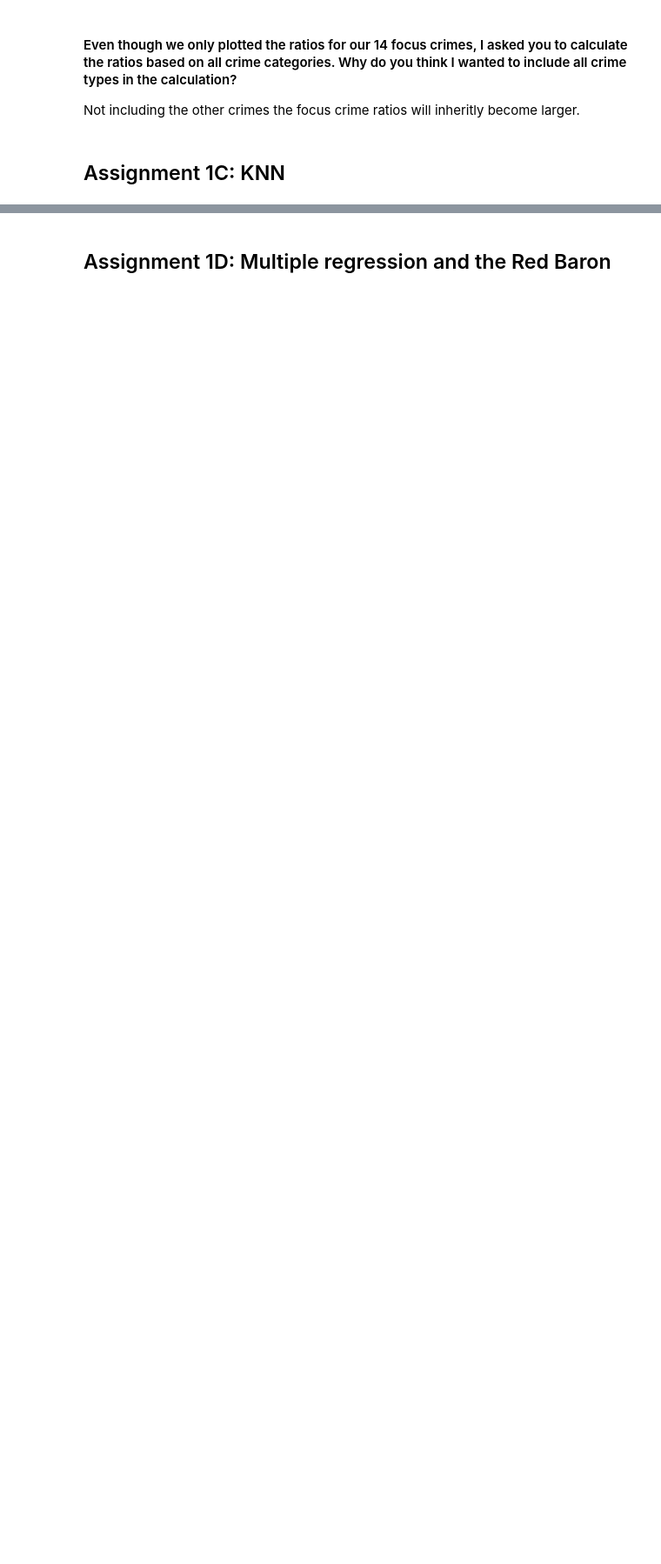
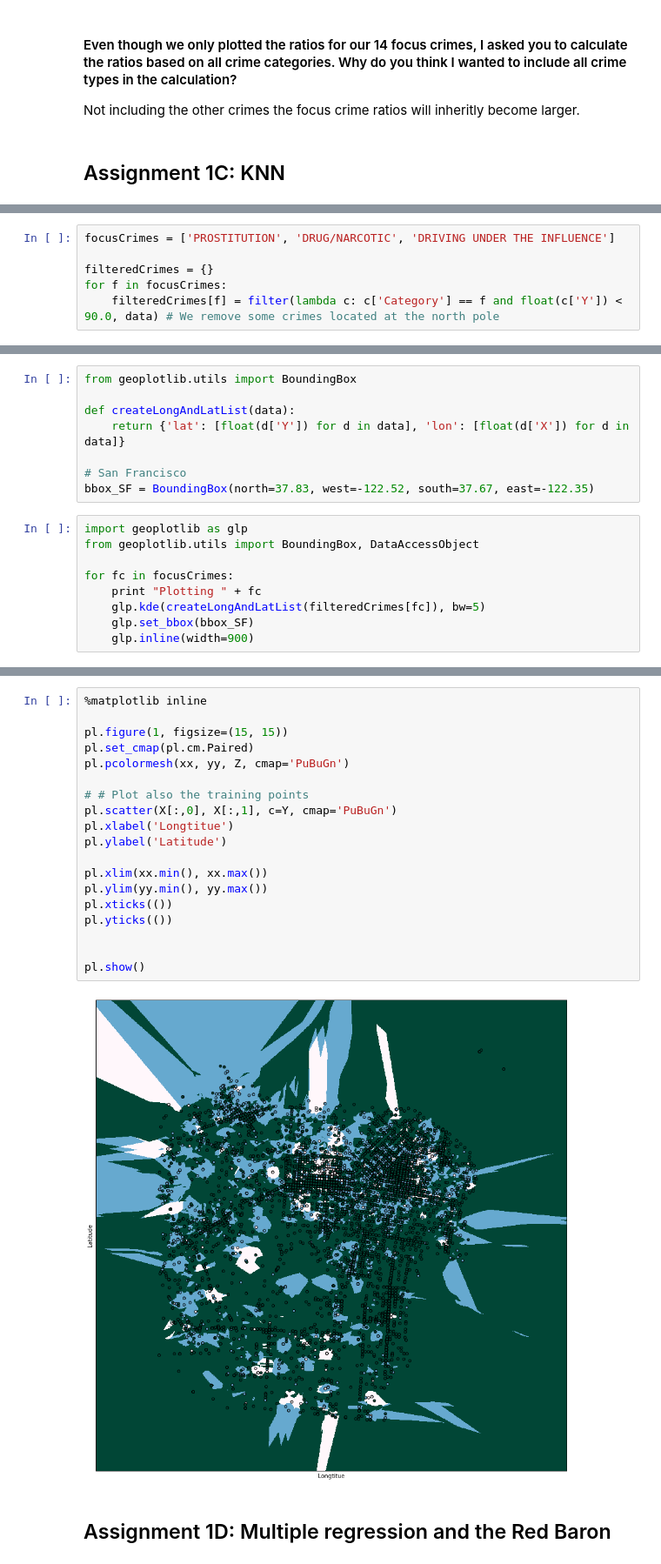
Before and after one commit to masve/saav-deliveries, a Jupyter notebook: assignment1/Assignment1.ipynb, the cells around one changed output, grey strips where cells are left out. Shown at 87% size. Cells and saved outputs as stored; diff of their text form; blank space fills up the shorter version.

```diff
--- a/assignment1/Assignment1.ipynb
+++ b/assignment1/Assignment1.ipynb
@@ -378,0 +385,6 @@ Not including the other crimes the focus crime ratios will inheritly become larg
+# %%
+focusCrimes = ['PROSTITUTION', 'DRUG/NARCOTIC', 'DRIVING UNDER THE INFLUENCE']
+
+filteredCrimes = {}
+for f in focusCrimes:
+    filteredCrimes[f] = filter(lambda c: c['Category'] == f and float(c['Y']) < 90.0, data) # We remove some crimes located at the north pole
@@ -378,0 +395,17 @@ Not including the other crimes the focus crime ratios will inheritly become larg
+# %%
+from geoplotlib.utils import BoundingBox
+
+def createLongAndLatList(data):
+    return {'lat': [float(d['Y']) for d in data], 'lon': [float(d['X']) for d in data]}
+
+# San Francisco
+bbox_SF = BoundingBox(north=37.83, west=-122.52, south=37.67, east=-122.35)
+# %%
+import geoplotlib as glp
+from geoplotlib.utils import BoundingBox, DataAccessObject
+
+for fc in focusCrimes:
+    print "Plotting " + fc
+    glp.kde(createLongAndLatList(filteredCrimes[fc]), bw=5)
+    glp.set_bbox(bbox_SF)
+    glp.inline(width=900)
@@ -379,2 +457,23 @@ Not including the other crimes the focus crime ratios will inheritly become larg
+# %%
+%matplotlib inline
+
+pl.figure(1, figsize=(15, 15))
+pl.set_cmap(pl.cm.Paired)
+pl.pcolormesh(xx, yy, Z, cmap='PuBuGn')
+
+# # Plot also the training points
+pl.scatter(X[:,0], X[:,1], c=Y, cmap='PuBuGn')
+pl.xlabel('Longtitue')
+pl.ylabel('Latitude')
+
+pl.xlim(xx.min(), xx.max())
+pl.ylim(yy.min(), yy.max())
+pl.xticks(())
+pl.yticks(())
+
+
+pl.show()
+# %% [output]
+[figure, added]
 # %% [markdown]
 ## Assignment 1D: Multiple regression and the Red Baron
```
Also changed, not shown: parts of 6 cells of this notebook.
